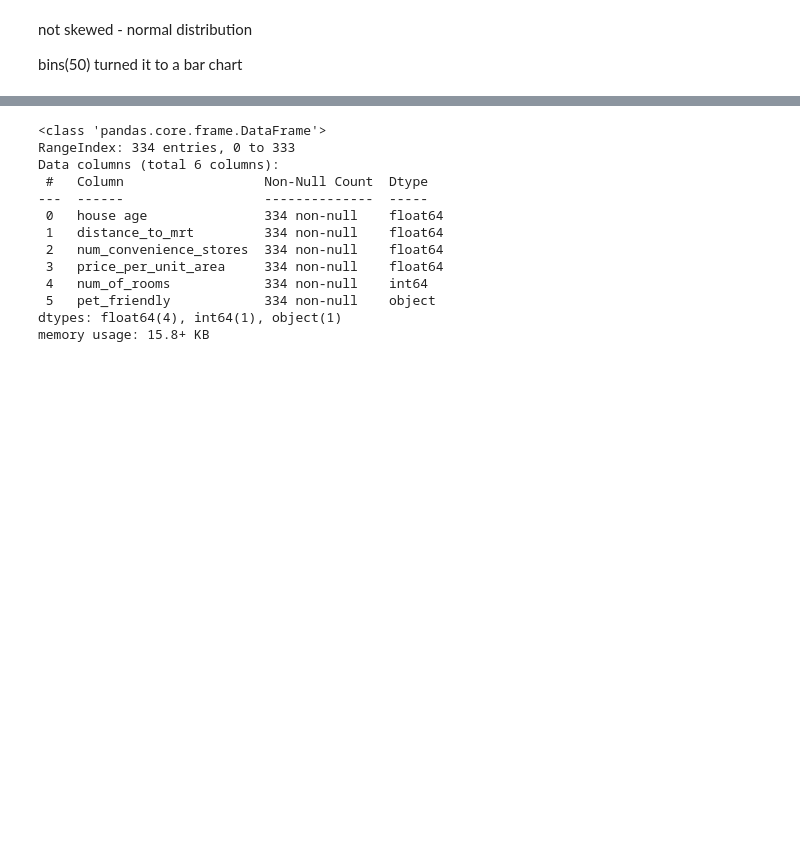
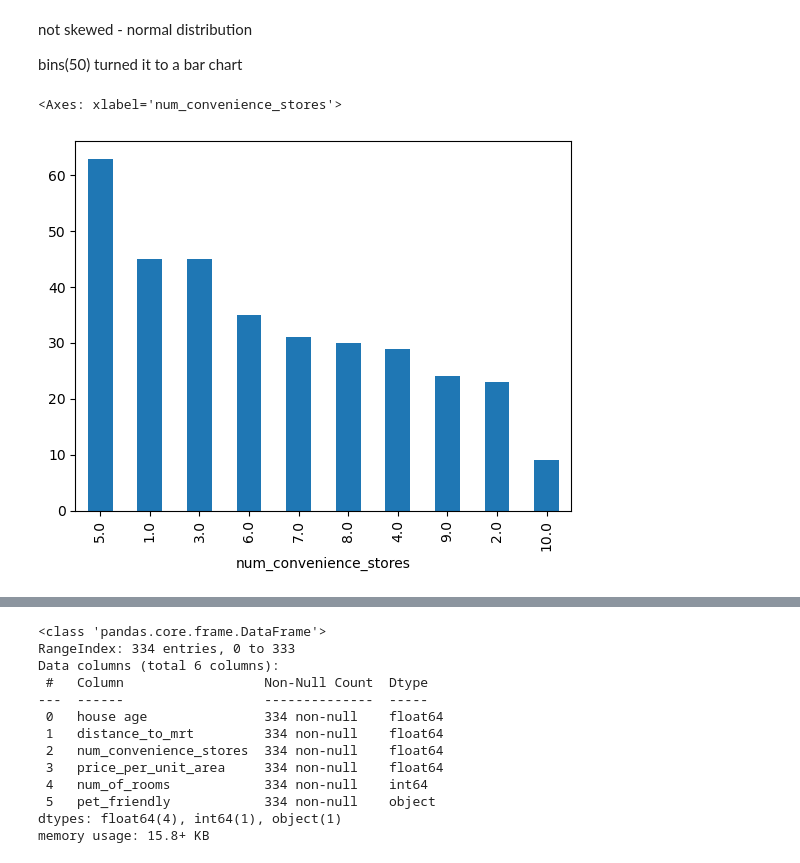
Before and after one commit to khadazhaia/challenges, a Jupyter notebook: pandas_basics/pandas_basics.ipynb, the cells around one changed output, grey strips where cells are left out. Drawn from its saved outputs; the diff is of its cells as text; code cells hidden in the pictures; blank space fills up the shorter version.

Commit message:
histograms & bars

```diff
--- a/pandas_basics/pandas_basics.ipynb
+++ b/pandas_basics/pandas_basics.ipynb
@@ -145,3 +145,8 @@ df["num_convenience_stores"].plot.hist(bins=50)
 not skewed - normal distribution
 
 bins(50) turned it to a bar chart
+# %%
+df.value_counts("num_convenience_stores").plot.bar()
+# %% [output]
+<Axes: xlabel='num_convenience_stores'>
+[figure, added]
```
Also changed, not shown: parts of 2 cells of this notebook.
